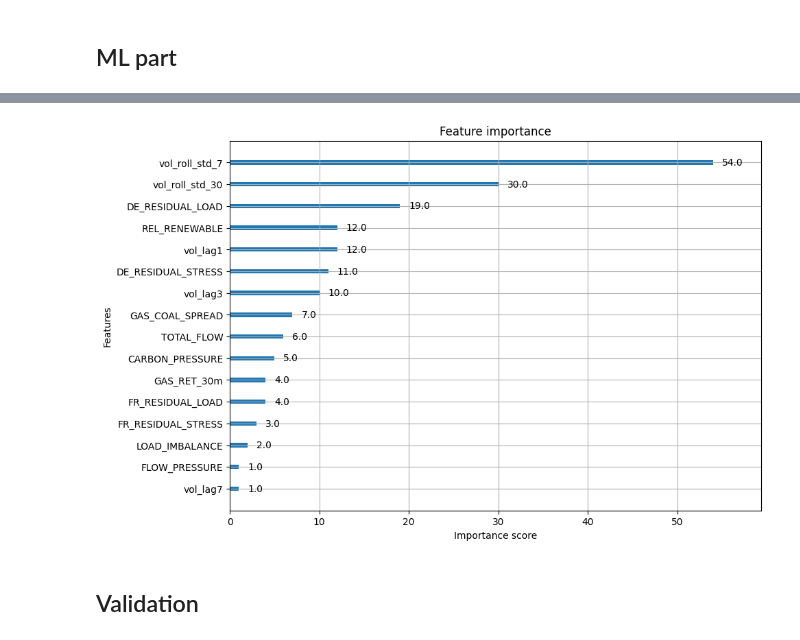
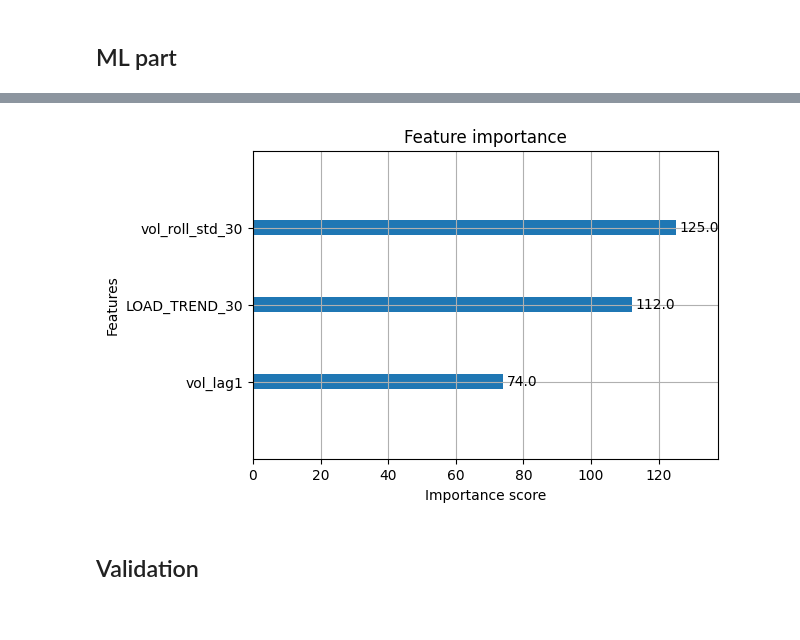
Before and after one commit to tnechaev/electrprice-volatility-forecasting-ml, a Jupyter notebook: electricity_volatility_forecast.ipynb, the cells around one changed output, grey strips where cells are left out. Drawn from its saved outputs; the diff is of its cells as text; code cells hidden in the pictures.

```diff
--- a/electricity_volatility_forecast.ipynb
+++ b/electricity_volatility_forecast.ipynb
@@ -172,7 +89,7 @@ min_obs = 300
 # Create garch_vol and store successful fit count
 df = df.sort_values(['COUNTRY','DAY_ID']).reset_index(drop=True)
 df['garch_vol'] = np.nan
-df['garch_stdresid'] = np.nan  # standardized residual
+#df['garch_stdresid'] = np.nan  # standardized residual
 
 for country in df['COUNTRY'].unique():
     df_c_idx = df[df['COUNTRY']==country].index
@@ -196,12 +113,13 @@ for country in df['COUNTRY'].unique():
             global_idx = df_c_idx[start + (len(window))] if False else df_c_idx[local_t]
             df.loc[df_c_idx[local_t], 'garch_vol'] = sigma_t
             # compute standardized residual for local_t (current observed vol / sigma)
-            std_resid = returns[local_t] / (sigma_t + eps)
-            df.loc[df_c_idx[local_t], 'garch_stdresid'] = std_resid
-            success_count += 1
+            #std_resid = returns[local_t] / (sigma_t + eps)
+            #df.loc[df_c_idx[local_t], 'garch_stdresid'] = std_resid
+            #success_count += 1
         except Exception as e:
             # log once per exception type if needed
             continue
+    success_count = df.loc[df['COUNTRY']==country, 'garch_vol'].notna().sum()
     log.info(f'Country {country}: successful GARCH preds: {int(success_count)}')
 
 # Drop rows without garch forecast (cannot build residual)
@@ -216,5 +134,9 @@ log.info(f'After dropping NaN garch_vol rows, {len(df)} observations remain')
 # %%
 # raw residual
 df['residual_target'] = df['volatility'] - df['garch_vol']
+
 # optional smoothed target for experiments, backwards smoothing --> no data leakage
-df['residual_target_smooth'] = df.groupby('COUNTRY')['residual_target'].transform(lambda x: x.rolling(5, min_periods=1).mean())
+df['residual_target_smooth'] = (
+    df.groupby('COUNTRY')['residual_target']
+      .transform(lambda x: x.shift(1).rolling(5, min_periods=1).mean())
+)
@@ -230,0 +239,26 @@ base_features = [
+# %%
+selected = []
+remaining = FEATURE_POOL.copy()
+best_score = -1
+
+while len(remaining) > 0:
+    scores = []
+
+    for f in remaining:
+        trial = selected + [f]
+        s = score_features(trial, df, train_window, test_horizon, params)
+        scores.append((f, s))
+        print(f'Trying {trial} → {s:.4f}')
+
+    f_best, s_best = max(scores, key=lambda x: x[1])
+
+    if s_best > best_score + 0.01:   # require improvement
+        selected.append(f_best)
+        remaining.remove(f_best)
+        best_score = s_best
+        print(f'ADD {f_best} → {best_score:.4f}\n')
+    else:
+        break
+
+print("\nFINAL FEATURE SET:", selected)
+print("FINAL SCORE:", best_score)
@@ -231 +301,3 @@ base_features = [
+# %%
+base_features = ['vol_roll_std_30', 'LOAD_TREND_30', 'vol_lag1']
 # %%
@@ -374,7 +436,7 @@ Correct ranking on, days [%]: 66.66666666666666
 # %%
-plt.rcParams["figure.figsize"] = (10, 7)
+plt.rcParams["figure.figsize"] = (6, 4)
 xgb.plot_importance(model);
 # %% [output]
-[figure, old version]
+[figure, new version]
 # %% [markdown]
 ## Validation
```
Also changed, not shown: parts of 30 cells of this notebook, 2 other files.
